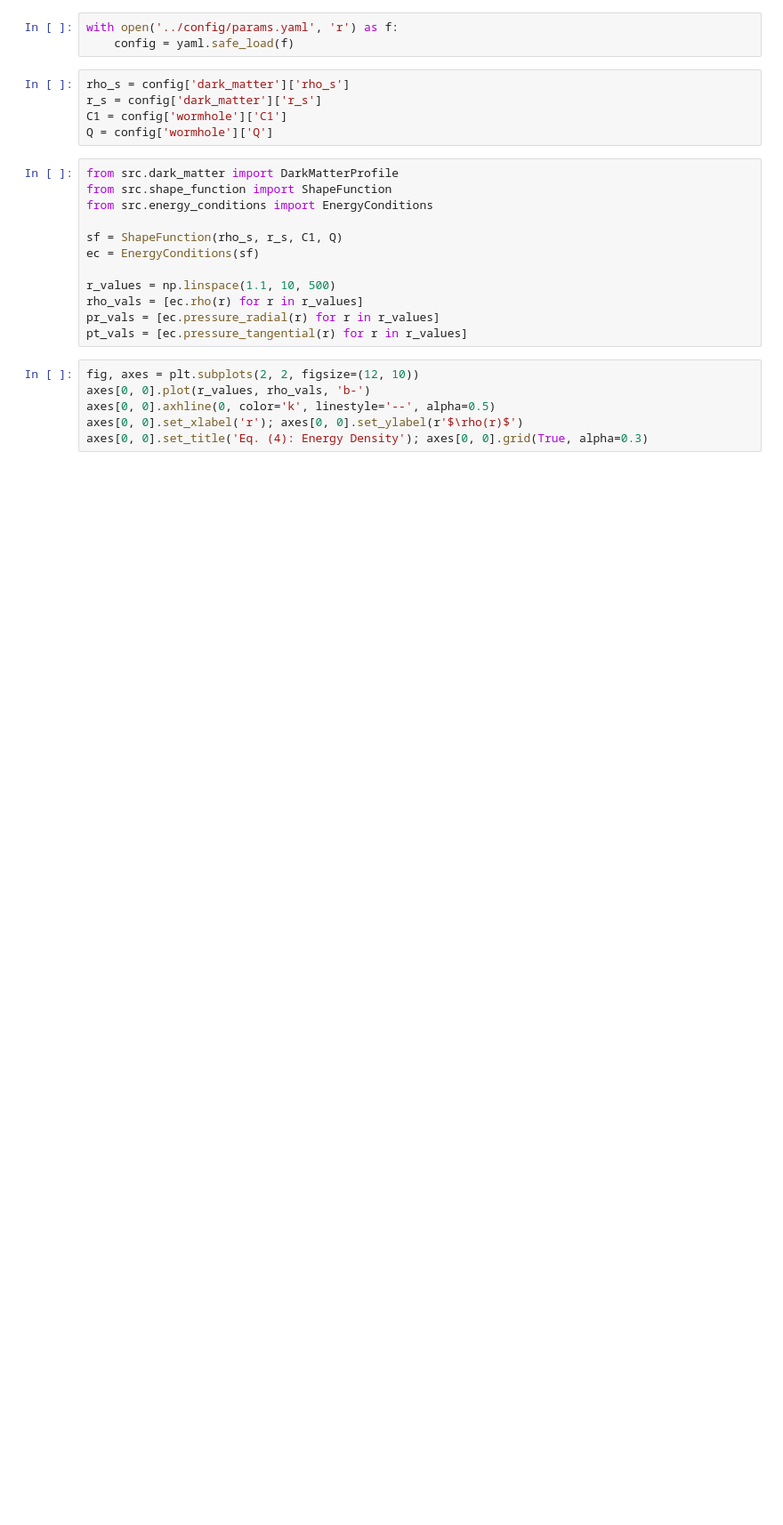
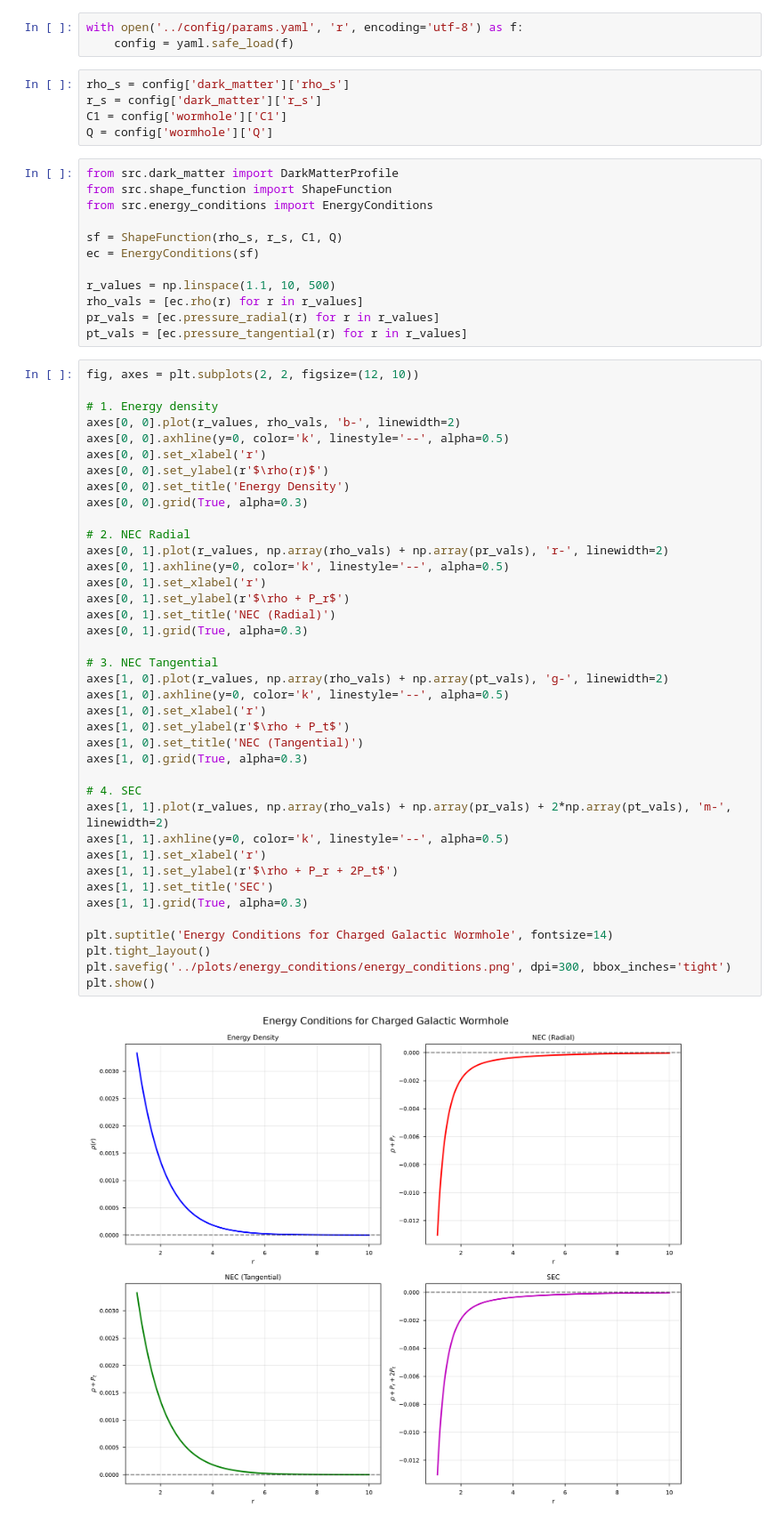
Before and after one commit to Soyebsoyeb/charged-galactic-wormhole-shadow-analysis, a Jupyter notebook: notebooks/03_energy_conditions.ipynb, the cells around one changed output. Shown at 89% size. Cells and saved outputs as stored; diff of their text form; blank space fills up the shorter version.

```diff
--- a/notebooks/03_energy_conditions.ipynb
+++ b/notebooks/03_energy_conditions.ipynb
@@ -15,5 +14,5 @@ ModuleNotFoundError: No module named 'numpy'
 # %%
-with open('../config/params.yaml', 'r') as f:
+with open('../config/params.yaml', 'r', encoding='utf-8') as f:
     config = yaml.safe_load(f)
 # %%
 rho_s = config['dark_matter']['rho_s']
@@ -34,7 +33,42 @@ pr_vals = [ec.pressure_radial(r) for r in r_values]
 pt_vals = [ec.pressure_tangential(r) for r in r_values]
 # %%
 fig, axes = plt.subplots(2, 2, figsize=(12, 10))
-axes[0, 0].plot(r_values, rho_vals, 'b-')
-axes[0, 0].axhline(0, color='k', linestyle='--', alpha=0.5)
-axes[0, 0].set_xlabel('r'); axes[0, 0].set_ylabel(r'$\rho(r)$')
-axes[0, 0].set_title('Eq. (4): Energy Density'); axes[0, 0].grid(True, alpha=0.3)
+
+# 1. Energy density
+axes[0, 0].plot(r_values, rho_vals, 'b-', linewidth=2)
+axes[0, 0].axhline(y=0, color='k', linestyle='--', alpha=0.5)
+axes[0, 0].set_xlabel('r')
+axes[0, 0].set_ylabel(r'$\rho(r)$')
+axes[0, 0].set_title('Energy Density')
+axes[0, 0].grid(True, alpha=0.3)
+
+# 2. NEC Radial
+axes[0, 1].plot(r_values, np.array(rho_vals) + np.array(pr_vals), 'r-', linewidth=2)
+axes[0, 1].axhline(y=0, color='k', linestyle='--', alpha=0.5)
+axes[0, 1].set_xlabel('r')
+axes[0, 1].set_ylabel(r'$\rho + P_r$')
+axes[0, 1].set_title('NEC (Radial)')
+axes[0, 1].grid(True, alpha=0.3)
+
+# 3. NEC Tangential
+axes[1, 0].plot(r_values, np.array(rho_vals) + np.array(pt_vals), 'g-', linewidth=2)
+axes[1, 0].axhline(y=0, color='k', linestyle='--', alpha=0.5)
+axes[1, 0].set_xlabel('r')
+axes[1, 0].set_ylabel(r'$\rho + P_t$')
+axes[1, 0].set_title('NEC (Tangential)')
+axes[1, 0].grid(True, alpha=0.3)
+
+# 4. SEC
+axes[1, 1].plot(r_values, np.array(rho_vals) + np.array(pr_vals) + 2*np.array(pt_vals), 'm-', linewidth=2)
+axes[1, 1].axhline(y=0, color='k', linestyle='--', alpha=0.5)
+axes[1, 1].set_xlabel('r')
+axes[1, 1].set_ylabel(r'$\rho + P_r + 2P_t$')
+axes[1, 1].set_title('SEC')
+axes[1, 1].grid(True, alpha=0.3)
+
+plt.suptitle('Energy Conditions for Charged Galactic Wormhole', fontsize=14)
+plt.tight_layout()
+plt.savefig('../plots/energy_conditions/energy_conditions.png', dpi=300, bbox_inches='tight')
+plt.show()
+# %% [output]
+[figure, added]
```
Also changed, not shown: parts of 4 cells of this notebook, 7 other files.
